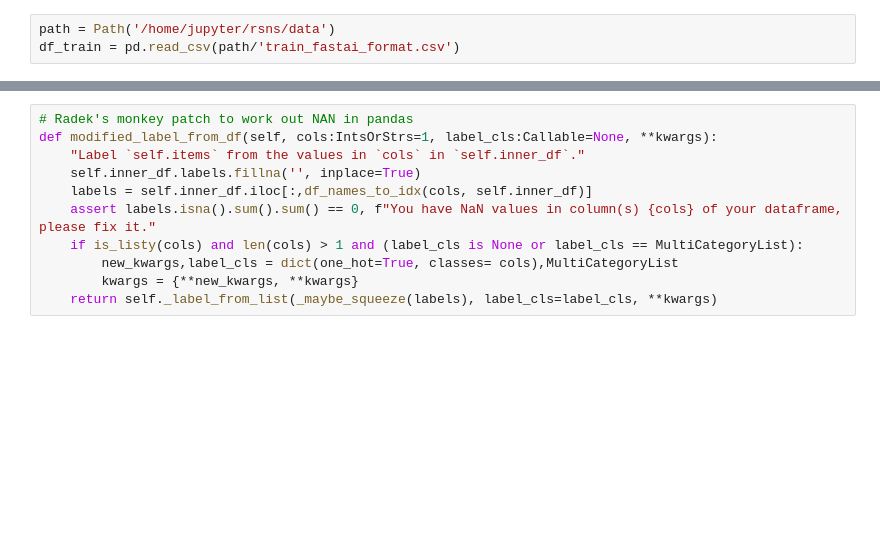
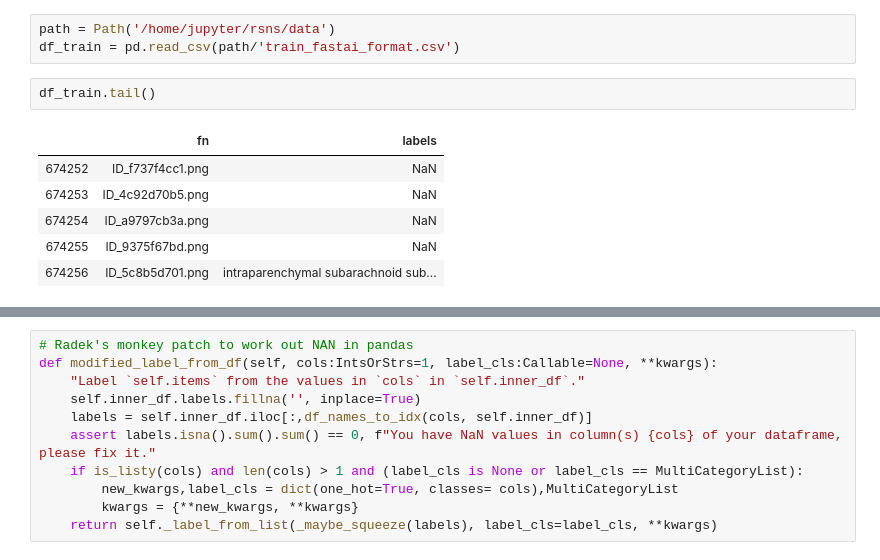
Before and after one commit to heye0507/kaggle-rsna, a Jupyter notebook: 04_efficientnet_baseline.ipynb, the cells around one changed output, grey strips where cells are left out. Drawn from its saved outputs; the diff is of its cells as text; blank space fills up the shorter version.

```diff
--- a/04_efficientnet_baseline.ipynb
+++ b/04_efficientnet_baseline.ipynb
@@ -8,3 +8,12 @@ from efficientnet_pytorch import EfficientNet
 # %%
 path = Path('/home/jupyter/rsns/data')
 df_train = pd.read_csv(path/'train_fastai_format.csv')
+# %%
+df_train.tail()
+# %% [output]
+|  | fn | labels |
+| 674252 | ID_f737f4cc1.png | NaN |
+| 674253 | ID_4c92d70b5.png | NaN |
+| 674254 | ID_a9797cb3a.png | NaN |
+| 674255 | ID_9375f67bd.png | NaN |
+| 674256 | ID_5c8b5d701.png | intraparenchymal subarachnoid sub... |
```
Also changed, not shown: parts of 13 cells of this notebook, 11 other files.
